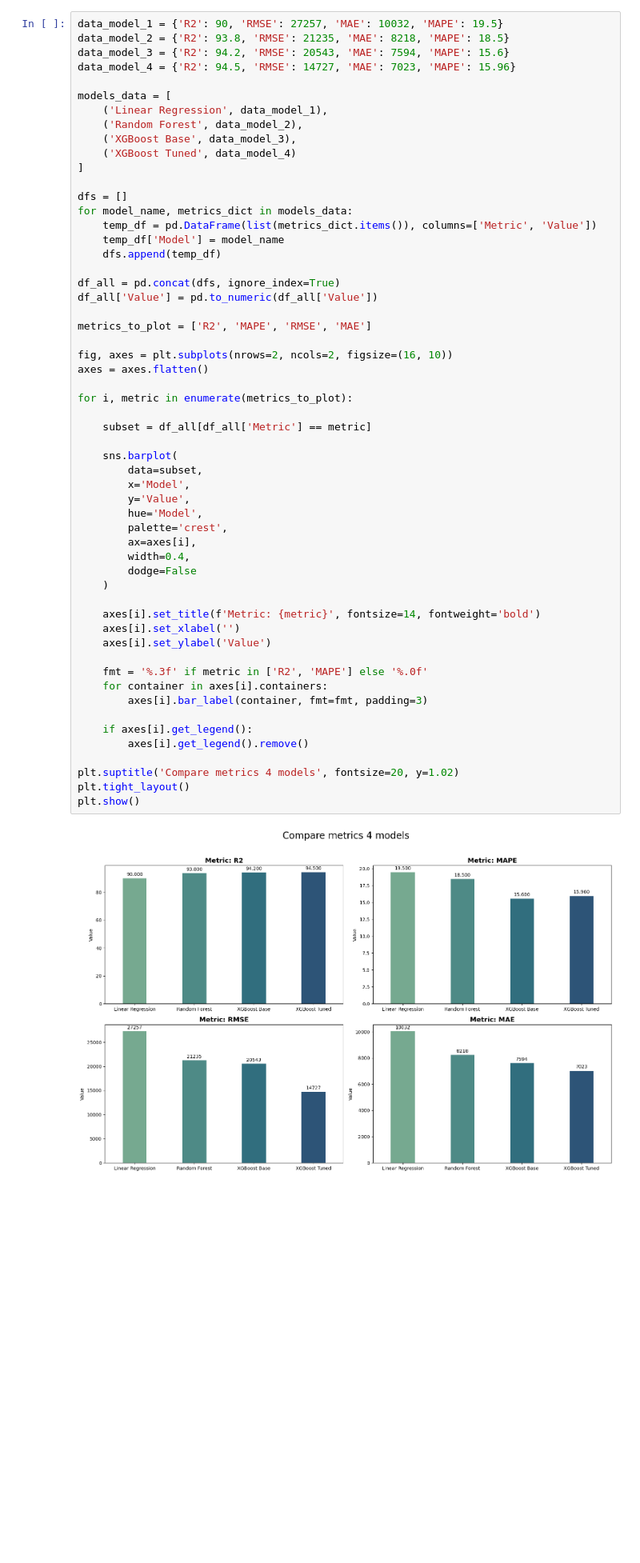
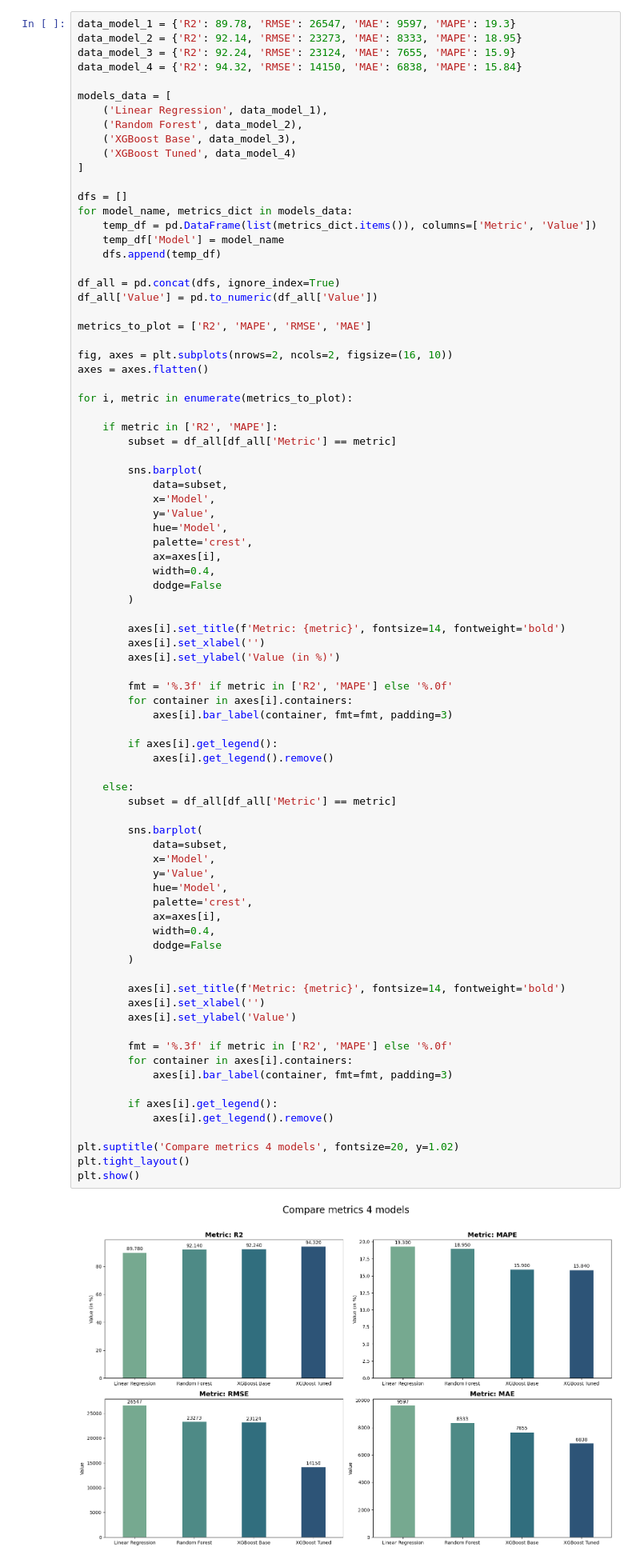
Before and after one commit to Przemsonn05/Cars-Price-Prediction-in-Poland, a Jupyter notebook: notebooks/cars_price_prediction.ipynb, the cells around one changed output. Shown at 80% size. Cells and saved outputs as stored; diff of their text form; blank space fills up the shorter version.

```diff
--- a/notebooks/cars_price_prediction.ipynb
+++ b/notebooks/cars_price_prediction.ipynb
@@ -1704,63 +1704,89 @@ After removing vehicles produced before 1980 and excluding the top 1% most expen
 # %% [markdown]
 ### Models Comparision
 # %%
-data_model_1 = {'R2': 90, 'RMSE': 27257, 'MAE': 10032, 'MAPE': 19.5}
-data_model_2 = {'R2': 93.8, 'RMSE': 21235, 'MAE': 8218, 'MAPE': 18.5}
-data_model_3 = {'R2': 94.2, 'RMSE': 20543, 'MAE': 7594, 'MAPE': 15.6}
-data_model_4 = {'R2': 94.5, 'RMSE': 14727, 'MAE': 7023, 'MAPE': 15.96}
+data_model_1 = {'R2': 89.78, 'RMSE': 26547, 'MAE': 9597, 'MAPE': 19.3}
+data_model_2 = {'R2': 92.14, 'RMSE': 23273, 'MAE': 8333, 'MAPE': 18.95}
+data_model_3 = {'R2': 92.24, 'RMSE': 23124, 'MAE': 7655, 'MAPE': 15.9}
+data_model_4 = {'R2': 94.32, 'RMSE': 14150, 'MAE': 6838, 'MAPE': 15.84}
 
 models_data = [
     ('Linear Regression', data_model_1),
     ('Random Forest', data_model_2),
     ('XGBoost Base', data_model_3),
     ('XGBoost Tuned', data_model_4)
 ]
 
 dfs = []
 for model_name, metrics_dict in models_data:
     temp_df = pd.DataFrame(list(metrics_dict.items()), columns=['Metric', 'Value'])
     temp_df['Model'] = model_name
     dfs.append(temp_df)
 
 df_all = pd.concat(dfs, ignore_index=True)
 df_all['Value'] = pd.to_numeric(df_all['Value'])
 
 metrics_to_plot = ['R2', 'MAPE', 'RMSE', 'MAE']
 
 fig, axes = plt.subplots(nrows=2, ncols=2, figsize=(16, 10))
 axes = axes.flatten()
 
 for i, metric in enumerate(metrics_to_plot):
 
-    subset = df_all[df_all['Metric'] == metric]
+    if metric in ['R2', 'MAPE']:
+        subset = df_all[df_all['Metric'] == metric]
 
-    sns.barplot(
-        data=subset,
-        x='Model',
-        y='Value',
-        hue='Model',
-        palette='crest',
-        ax=axes[i],
-        width=0.4,
-        dodge=False
-    )
+        sns.barplot(
+            data=subset,
+            x='Model',
+            y='Value',
+            hue='Model',
+            palette='crest',
+            ax=axes[i],
+            width=0.4,
+            dodge=False
+        )
 
-    axes[i].set_title(f'Metric: {metric}', fontsize=14, fontweight='bold')
-    axes[i].set_xlabel('')
-    axes[i].set_ylabel('Value')
+        axes[i].set_title(f'Metric: {metric}', fontsize=14, fontweight='bold')
+        axes[i].set_xlabel('')
+        axes[i].set_ylabel('Value (in %)')
 
-    fmt = '%.3f' if metric in ['R2', 'MAPE'] else '%.0f'
-    for container in axes[i].containers:
-        axes[i].bar_label(container, fmt=fmt, padding=3)
+        fmt = '%.3f' if metric in ['R2', 'MAPE'] else '%.0f'
+        for container in axes[i].containers:
+            axes[i].bar_label(container, fmt=fmt, padding=3)
 
-    if axes[i].get_legend():
-        axes[i].get_legend().remove()
+        if axes[i].get_legend():
+            axes[i].get_legend().remove()
+
+    else:
+        subset = df_all[df_all['Metric'] == metric]
+
+        sns.barplot(
+            data=subset,
+            x='Model',
+            y='Value',
+            hue='Model',
+            palette='crest',
+            ax=axes[i],
+            width=0.4,
+            dodge=False
+        )
+
+        axes[i].set_title(f'Metric: {metric}', fontsize=14, fontweight='bold')
+        axes[i].set_xlabel('')
+        axes[i].set_ylabel('Value')
+
+        fmt = '%.3f' if metric in ['R2', 'MAPE'] else '%.0f'
+        for container in axes[i].containers:
+            axes[i].bar_label(container, fmt=fmt, padding=3)
+
+        if axes[i].get_legend():
+            axes[i].get_legend().remove()
 
 plt.suptitle('Compare metrics 4 models', fontsize=20, y=1.02)
 plt.tight_layout()
 plt.show()
 # %% [output]
-[figure, old version]
+[figure, new version]
 # %% [markdown]
 Linear Regression performed the worst among all tested models (MAE ≈ 10,000 PLN) because car price depreciation is inherently non-linear. New vehicles lose value much more rapidly than older ones, a pattern that linear models cannot capture effectively. In contrast, more complex algorithms such as Random Forest and XGBoost naturally model non-linear relationships and feature interactions—for example, high mileage has a significantly greater impact on newer cars than on older ones.
 
```
Also changed, not shown: parts of 8 cells of this notebook, 2 other files.
